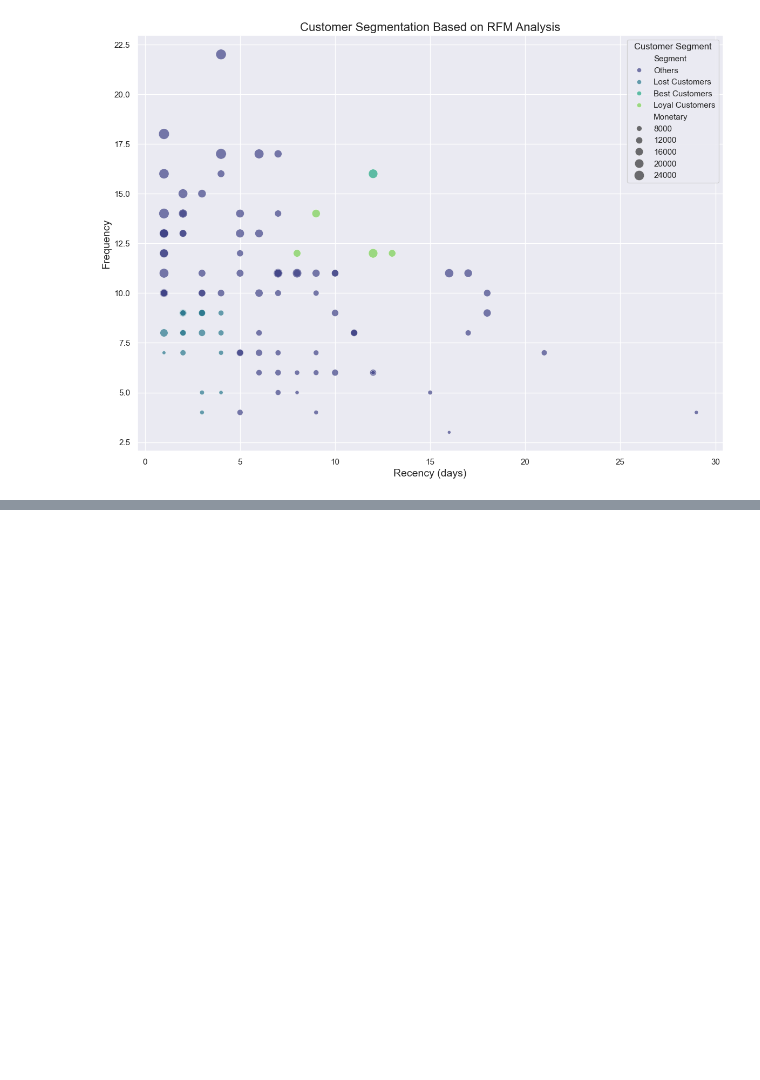
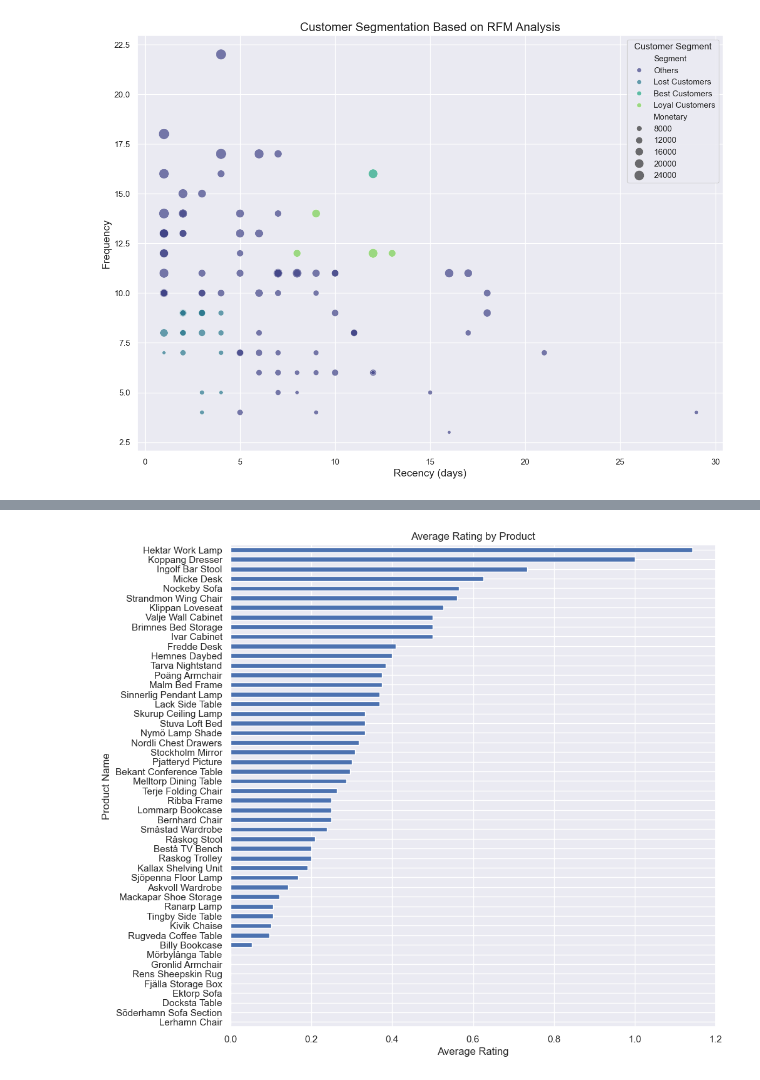
Before and after one commit to ronitguptaaa/Excel-Analysis, a Jupyter notebook: CustomerAnalysis_data/CustomerAnalysis.ipynb, the cells around one changed output, grey strips where cells are left out. Saved outputs shown, nothing was run; the diff lists cells and outputs as text; code cells hidden in the pictures; blank space fills up the shorter version.

```diff
--- a/CustomerAnalysis_data/CustomerAnalysis.ipynb
+++ b/CustomerAnalysis_data/CustomerAnalysis.ipynb
@@ -231,0 +314,3 @@ plt.show()
+# %%
+product_rating_df = merged_df.groupby('product_name')['rating'].mean().sort_values(ascending=True)
+product_rating_df
@@ -231,0 +335,7 @@ plt.show()
+# %%
+product_rating_df.plot(kind='barh', figsize=(10, 10), title='Average Rating by Product')
+plt.xlabel('Average Rating')
+plt.ylabel('Product Name')
+plt.show()
+# %% [output]
+[figure, added]
```
Also changed, not shown: parts of 11 cells of this notebook.
